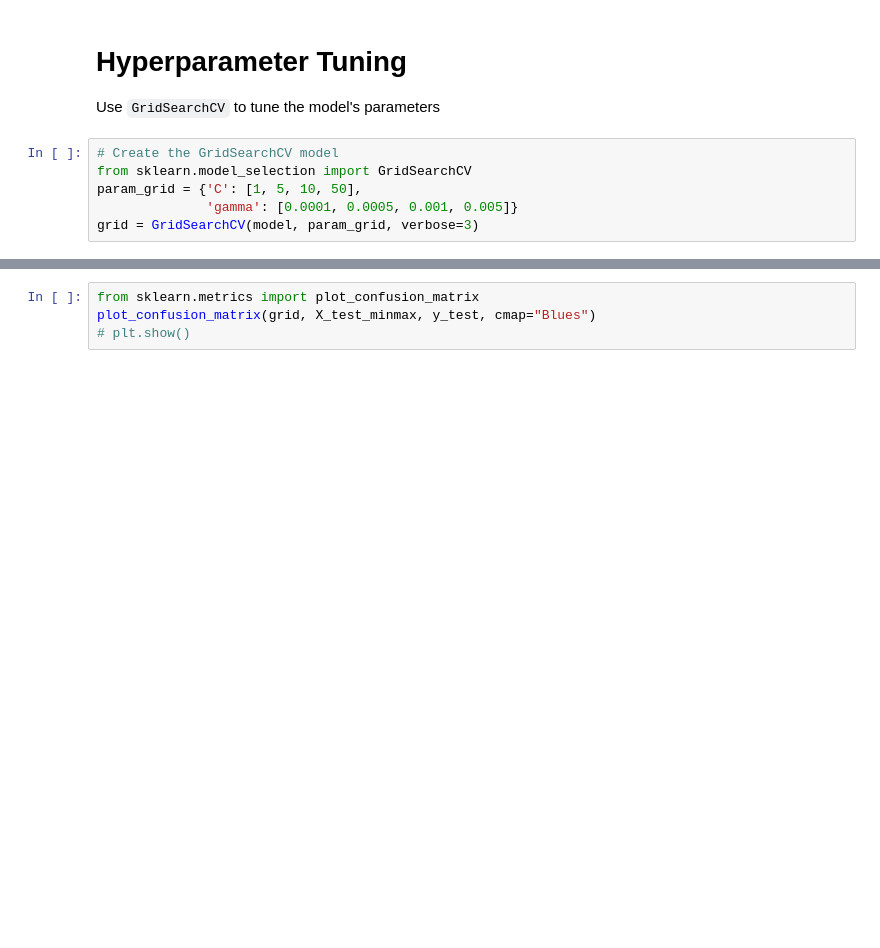
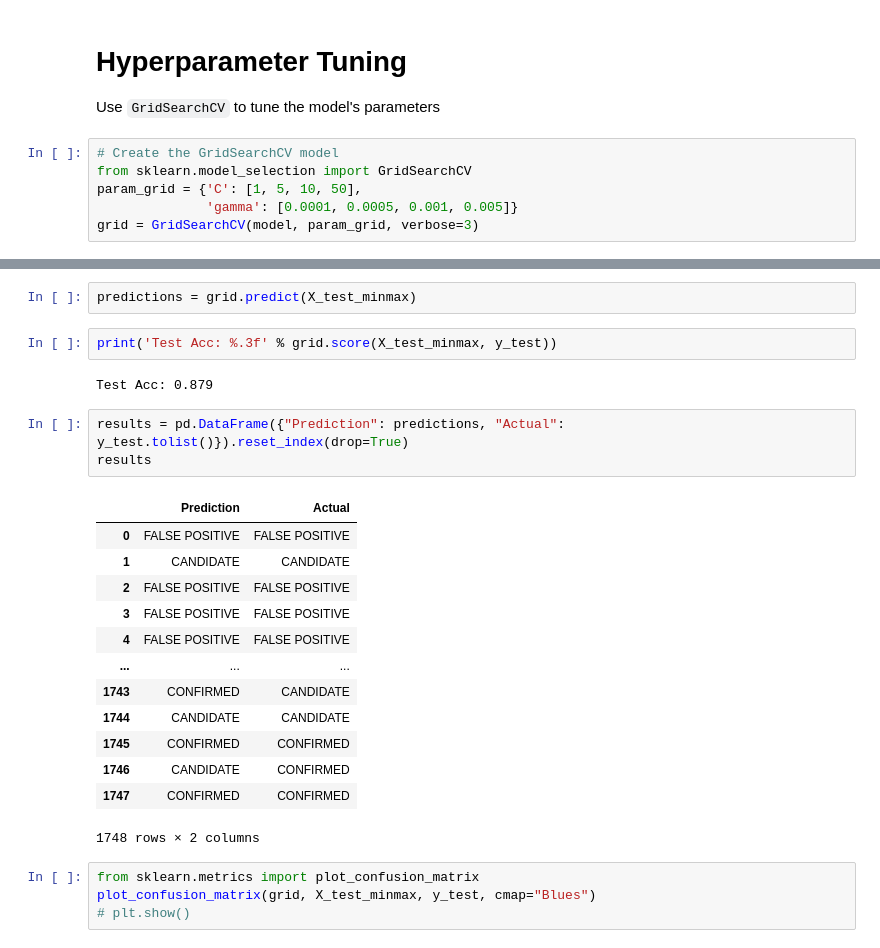
Before and after one commit to aadeba5/machine-learning-challenge, a Jupyter notebook: 21-Machine-Learning/Instructions/starter_code/model1.ipynb, the cells around one changed output, grey strips where cells are left out. Drawn from its saved outputs; the diff is of its cells as text; blank space fills up the shorter version.

```diff
--- a/21-Machine-Learning/Instructions/starter_code/model1.ipynb
+++ b/21-Machine-Learning/Instructions/starter_code/model1.ipynb
@@ -165,3 +173,26 @@ print(grid.best_estimator_)
+# %%
+predictions = grid.predict(X_test_minmax)
+# %%
+print('Test Acc: %.3f' % grid.score(X_test_minmax, y_test))
+# %% [output]
+Test Acc: 0.879
+# %%
+results = pd.DataFrame({"Prediction": predictions, "Actual": y_test.tolist()}).reset_index(drop=True)
+results
+# %% [output]
+|  | Prediction | Actual |
+| 0 | FALSE POSITIVE | FALSE POSITIVE |
+| 1 | CANDIDATE | CANDIDATE |
+| 2 | FALSE POSITIVE | FALSE POSITIVE |
+| 3 | FALSE POSITIVE | FALSE POSITIVE |
+| 4 | FALSE POSITIVE | FALSE POSITIVE |
+| ... | ... | ... |
+| 1743 | CONFIRMED | CANDIDATE |
+| 1744 | CANDIDATE | CANDIDATE |
+| 1745 | CONFIRMED | CONFIRMED |
+| 1746 | CANDIDATE | CONFIRMED |
+| 1747 | CONFIRMED | CONFIRMED |
+1748 rows × 2 columns
 # %%
 from sklearn.metrics import plot_confusion_matrix
 plot_confusion_matrix(grid, X_test_minmax, y_test, cmap="Blues")
```
Also changed, not shown: parts of 5 cells of this notebook, 8 other files.
